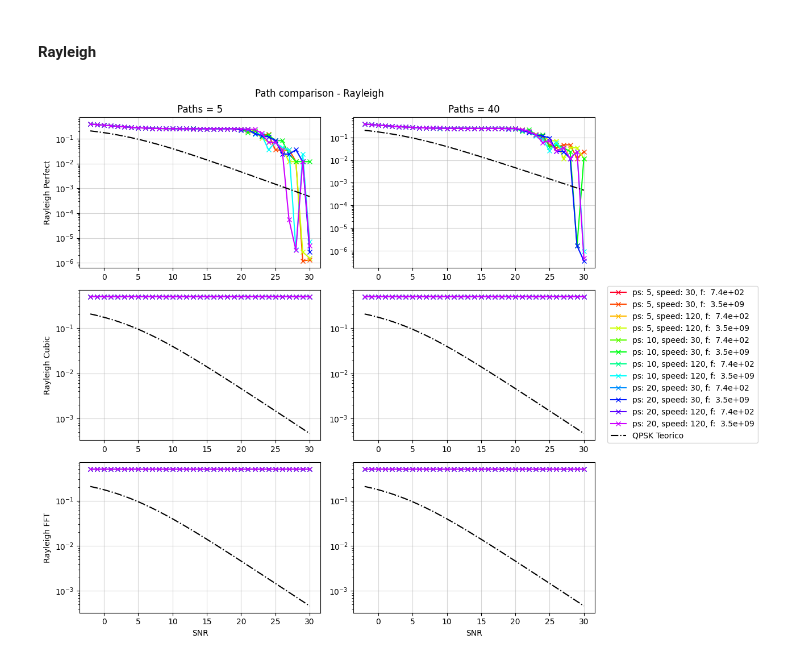
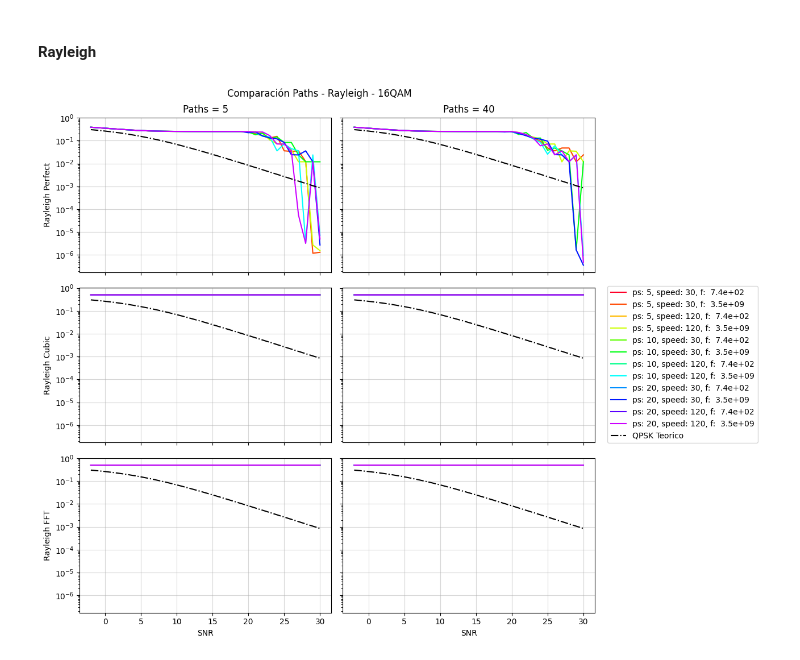
Before and after one commit to DiegoSanzB/EL7041_Project_2, a Jupyter notebook: ber.ipynb, the cells around one changed output. Saved outputs shown, nothing was run; the diff lists cells and outputs as text; code cells hidden in the pictures.

```diff
--- a/ber.ipynb
+++ b/ber.ipynb
@@ -101,7 +101,7 @@ snr = 10**(path_5_filtered['snr']/10)
 qpsk_teo = 4 * snr * np.sin(np.pi/8)**2
 
 for i in range(3):
-    ax[i][0].set_ylabel(bers_axis[i])
+    ax[i][0].set_ylabel(bers_axis[i+3])
     for j in range(2):
         # ax[i][j].plot(path_5_filtered['snr'], (1/2)*(1-np.sqrt((qpsk_teo/(2+qpsk_teo)))), '-.', color='black', label="QPSK Teorico")
         ax[i][j].set_yscale('log')
@@ -121,7 +121,7 @@ fig.legend(handles=handles, bbox_to_anchor=(1, 0.495), loc='center left')
 fig.suptitle(f"Comparación Paths - Doppler - QPSK")
 plt.tight_layout()
 
-fig.savefig('results/qpsk_doppler_path.png')
+fig.savefig('results/qpsk_doppler_path.png', bbox_inches='tight')
 # %% [output]
 [figure]
 # %%
@@ -189,7 +189,7 @@ snr = 10**(path_5_filtered['snr']/10)
 qpsk_teo = 4 * snr * np.sin(np.pi/8)**2
 
 for i in range(3):
-    ax[i][0].set_ylabel(bers_axis[i])
+    ax[i][0].set_ylabel(bers_axis[i+3])
     for j in range(2):
         # ax[i][j].plot(path_5_filtered['snr'], (1/2)*(1-np.sqrt((qpsk_teo/(2+qpsk_teo)))), '-.', color='black', label="QPSK Teorico")
         ax[i][j].set_yscale('log')
@@ -209,7 +209,7 @@ fig.legend(handles=handles, bbox_to_anchor=(1, 0.495), loc='center left')
 fig.suptitle(f"Comparación Frecuencia Central - Doppler - QPSK")
 plt.tight_layout()
 
-fig.savefig('results/qpsk_doppler_cf.png')
+fig.savefig('results/qpsk_doppler_cf.png', bbox_inches='tight')
 # %% [output]
 [figure]
 # %%
@@ -322,7 +322,7 @@ for speed in SPEED:
 
 # plot theorical QPSK
 snr = 10**(path_5_filtered['snr']/10)
-qpsk_teo = 4 * snr * np.sin(np.pi/8)**2
+qpsk_teo = 4 * snr * np.sin(np.pi/4)**2
 
 for i in range(3):
     ax[i][0].set_ylabel(bers_axis[i])
@@ -347,5 +347,5 @@ fig.legend(handles=handles, bbox_to_anchor=(1, 0.495), loc='center left')
 fig.suptitle(f"Comparación separación señales piloto - Rayleigh - QPSK")
 plt.tight_layout()
 
-fig.savefig('results/qpsk_rayleigh_ps.png')
+fig.savefig('results/qpsk_rayleigh_ps.png', bbox_inches='tight')
 # %% [output]
@@ -375,9 +375,9 @@ snr = 10**(path_5_filtered['snr']/10)
 qpsk_teo = 4 * snr * np.sin(np.pi/8)**2
 
 for i in range(3):
-    ax[i][0].set_ylabel(bers_axis[i])
+    ax[i][0].set_ylabel(bers_axis[i+3])
     for j in range(3):
-        ax[i][j].plot(path_5_filtered['snr'], (1/2)*(1-np.sqrt((qpsk_teo/(2+qpsk_teo)))), '-.', color='black', label="QPSK Teorico")
+        # ax[i][j].plot(path_5_filtered['snr'], (1/2)*(1-np.sqrt((qpsk_teo/(2+qpsk_teo)))), '-.', color='black', label="QPSK Teorico")
         ax[i][j].set_yscale('log')
         ax[i][j].grid(alpha=0.5)
 
@@ -397,5 +397,5 @@ fig.legend(handles=handles, bbox_to_anchor=(1, 0.495), loc='center left')
 fig.suptitle(f"Comparación separación señales piloto - Doppler - QPSK")
 plt.tight_layout()
 
-fig.savefig('results/qpsk_doppler_ps.png')
+fig.savefig('results/qpsk_doppler_ps.png', bbox_inches='tight')
 # %% [output]
@@ -411,42 +411,46 @@ data_16qam = pd.read_csv('results/BER_16QAM.csv')
 data_16qam_path_5  = data_16qam[data_16qam['path'] == 5]
 data_16qam_path_40 = data_16qam[data_16qam['path'] == 40]
 # %%
-# paths
+# paths rayleigh
 path_5  = data_16qam[data_16qam['path'] == 5]
 path_40 = data_16qam[data_16qam['path'] == 40]
 
-fig, ax = plt.subplots(3, 2, figsize=(10, 10))
+fig, ax = plt.subplots(3, 2, sharey=True, sharex=True, figsize=(10, 10))
 for pilot_spacing in PILOT_SPACING:
     for speed in SPEED:
         for carrier_freq in CARRIER_FREQ:
             for i in range(0, 3):
                 ber = bers_label[i]
                 path_5_filtered = path_5[(path_5['pilot_spacing'] == pilot_spacing) & (path_5['speed'] == speed) & (path_5['carrier_freq'] == carrier_freq)]
                 path_40_filtered = path_40[(path_40['pilot_spacing'] == pilot_spacing) & (path_40['speed'] == speed) & (path_40['carrier_freq'] == carrier_freq)]
-                ax[i][0].plot(path_5_filtered['snr'], path_5_filtered[ber], 'x-', label=f'ps: {pilot_spacing}, speed: {speed}, f: {carrier_freq: .2g}')
-                ax[i][1].plot(path_40_filtered['snr'], path_40_filtered[ber], 'x-', label=f'ps: {pilot_spacing}, speed: {speed}, f: {carrier_freq: .2g}')
+                ax[i][0].plot(path_5_filtered['snr'], path_5_filtered[ber], '-', label=f'ps: {pilot_spacing}, speed: {speed}, f: {carrier_freq: .2g}')
+                ax[i][1].plot(path_40_filtered['snr'], path_40_filtered[ber], '-', label=f'ps: {pilot_spacing}, speed: {speed}, f: {carrier_freq: .2g}')
 
-# plot theorical 16QAM
+# plot theorical QPSK
 snr = 10**(path_5_filtered['snr']/10)
-qam16_teo = 4/5 * snr
+qpsk_teo = 4 * snr * np.sin(np.pi/8)**2
 
 for i in range(3):
     ax[i][0].set_ylabel(bers_axis[i])
     for j in range(2):
-        ax[i][j].plot(path_5_filtered['snr'], 3/8*(1-np.sqrt((qam16_teo)/(2 + qam16_teo))), '-.', color='black', label="QPSK Teorico")
+        ax[i][j].plot(path_5_filtered['snr'], (1/2)*(1-np.sqrt((qpsk_teo/(2+qpsk_teo)))), '-.', color='black', label="QPSK Teorico")
         ax[i][j].set_yscale('log')
         ax[i][j].grid(alpha=0.5)
+
+
 
 ax[2][0].set_xlabel("SNR")
 ax[2][1].set_xlabel("SNR")
 
 ax[0][0].set_title("Paths = 5")
 ax[0][1].set_title("Paths = 40")
 
 handles, labels = plt.gca().get_legend_handles_labels()
 fig.legend(handles=handles, bbox_to_anchor=(1, 0.495), loc='center left')
 
-fig.suptitle(f"Path comparison - Rayleigh")
+fig.suptitle(f"Comparación Paths - Rayleigh - 16QAM")
 plt.tight_layout()
+
+fig.savefig('results/16qam_rayleigh_path.png', bbox_inches='tight')
 # %% [output]
-[figure, old version]
+[figure, new version]
```
Also changed, not shown: parts of 13 cells of this notebook, 1 other file.
